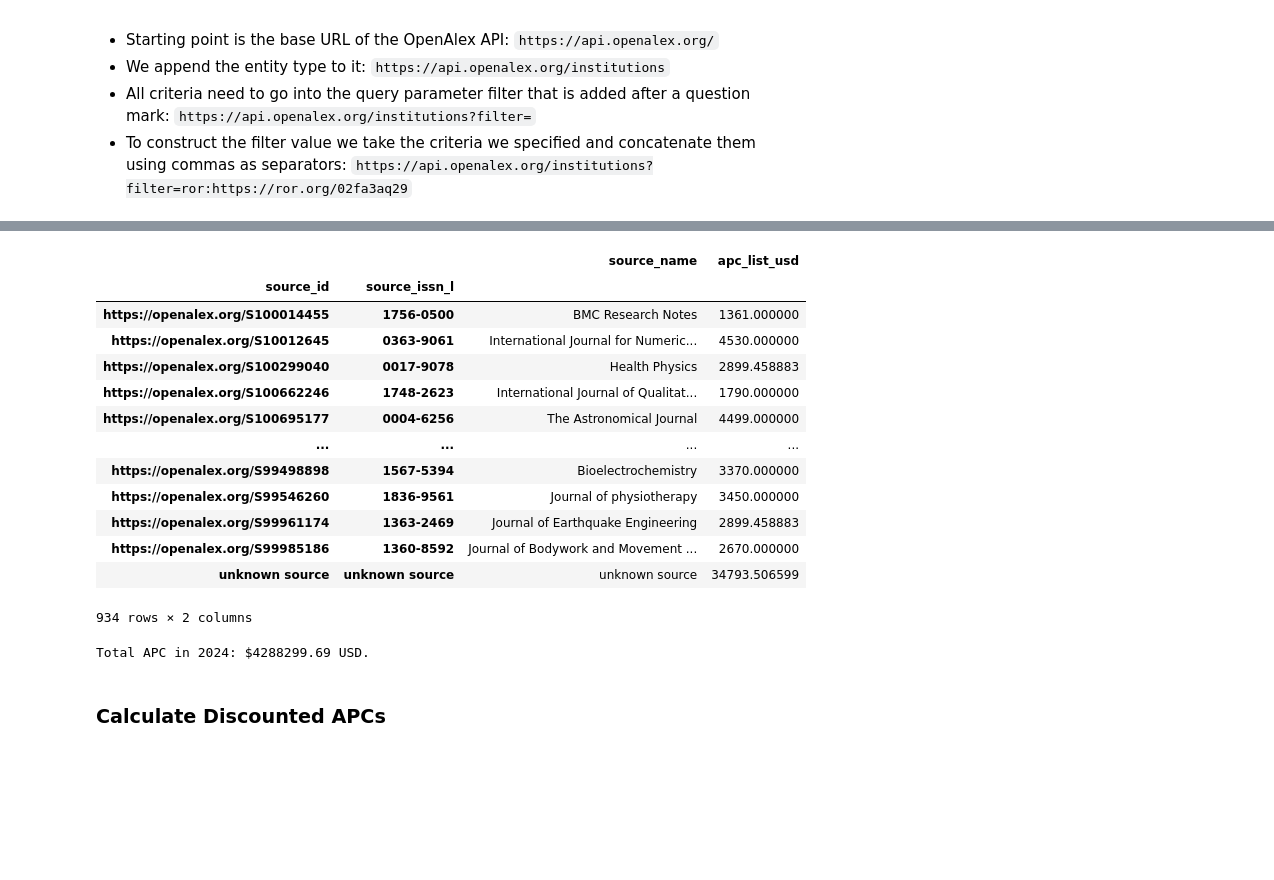
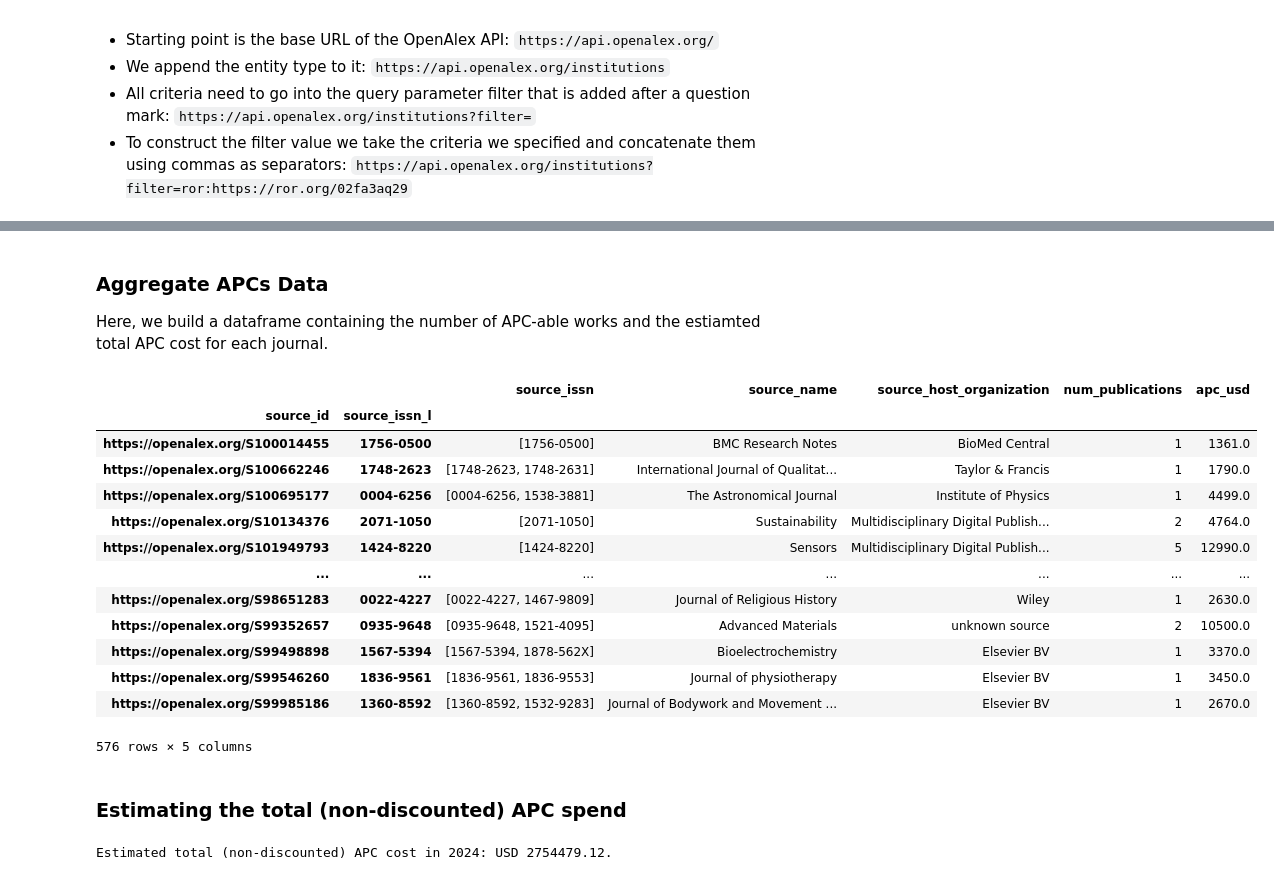
Before and after one commit to McMasterRS/lm_CO2025-DRI-Training-Materials, a Jupyter notebook: openalex/apc.ipynb, the cells around one changed output, grey strips where cells are left out. Cells and saved outputs as stored; diff of their text form; code cells hidden in the pictures; blank space fills up the shorter version.

Commit message:
updated openalex notebooks with apc discount lists

```diff
--- a/openalex/apc.ipynb
+++ b/openalex/apc.ipynb
@@ -114,11 +156,12 @@ In a `work` entity object, there are information about the publisher (`primary_l
 # extract 'value_usd' from 'apc_list' if it is a dictionary (i.e. 'apc_list' exists in the work record); otherwise, set to null
 df_works["apc_list_usd"] = df_works["apc_list"].apply(lambda apc_list: apc_list["value_usd"] if isinstance(apc_list, dict) else np.nan)
 
-# extract 'id' from 'source' within 'primary_location' if 'source' exists; otherwise, set to null
+# extract 'id' and 'name' from 'source' within 'primary_location' if 'source' exists; otherwise, set to null
 df_works["source_id"] = df_works["primary_location"].apply(lambda location: location["source"]["id"] if location["source"] else np.nan)
+df_works["source_name"] = df_works["primary_location"].apply(lambda location: location["source"]["display_name"] if location["source"] else np.nan)
 
-# extract 'name' from 'source' within 'primary_location' if 'source' exists; otherwise, set to null
-df_works["source_name"] = df_works["primary_location"].apply(lambda location: location["source"]["display_name"] if location["source"] else np.nan)
+# extract 'host_organization' from 'source' within 'primary_location' if 'source' exists; otherwise, set to null
+df_works["source_host_organization"] = df_works["primary_location"].apply(lambda location: location["source"]["host_organization"] if location["source"] else np.nan)
 
 # extract 'issn' and 'issn_l' from 'source' within 'primary_location' if 'source' exists; otherwise, set to null
 df_works["source_issn"] = df_works["primary_location"].apply(lambda location: location["source"]["issn"] if location["source"] else np.nan)
@@ -130,8 +173,9 @@ apc_mean = df_works[df_works["apc_list_usd"].notnull()]["apc_list_usd"].mean()
 # fill null values in 'apc_list_usd' with the calculated average
 df_works["apc_list_usd"] = df_works["apc_list_usd"].fillna(apc_mean)
 
-# fill null values in 'source_id' and 'source_name'
+# fill null values in 'source_id', 'source_name', 'source_issn' and 'source_issn_l'
 df_works["source_id"] = df_works["source_id"].fillna("unknown source")
 df_works["source_name"] = df_works["source_name"].fillna("unknown source")
+df_works["source_host_organization"] = df_works["source_host_organization"].fillna("unknown source")
 df_works["source_issn"] = df_works["source_issn"].fillna("unknown source")
 df_works["source_issn_l"] = df_works["source_issn_l"].fillna("unknown source")
@@ -139,0 +248,7 @@ df_works["source_issn_l"] = df_works["source_issn_l"].fillna("unknown source")
+# %%
+# get the display names for unique source_host_organization ids in df_works
+df_lookup = get_source_host_organization_display_name(df_works["source_host_organization"].unique())
+if SAVE_CSV:
+    df_lookup.to_csv(f"source_host_organization_lookup.csv", index=True)
+
+df_lookup
@@ -140,31 +269,43 @@ df_works["source_issn_l"] = df_works["source_issn_l"].fillna("unknown source")
+# %%
+# update the 'source_host_organization' with the corresponding display names
+df_works["source_host_organization"] = df_works["source_host_organization"].apply(lambda publisher: df_lookup[df_lookup["id"] == publisher]["display_name"].squeeze())
+# %% [markdown]
+### Aggregate APCs Data
+
+Here, we build a dataframe containing the number of APC-able works and the estiamted total APC cost for each journal.
 # %%
 # group the dataframe by 'source_id' and 'source_issn_l'
+# and aggregate 'source_issn' by taking the maximum value (in this case the common issn list of strings)
+# and aggregate 'source_host_organization' by taking the maximum value (in this case the common string name of the source's host organization)
 # and aggregate 'source_name' by taking the maximum value (in this case the common string name of the source)
+# and 'id' by counting
 # and 'apc_list_usd' by summing
-df_apc = df_works.groupby(["source_id", "source_issn_l"]).agg({"source_name": "max", "apc_list_usd": "sum"})
+df_apc = df_works.groupby(["source_id", "source_issn_l"]).agg({"source_issn": "max", "source_name": "max", "source_host_organization": "max", "id": "count", "apc_list_usd": "sum"})
+# rename the 'id' column to 'num_publications' and 'apc_list_usd' column to 'apc_usd'
+df_apc.rename(columns={"id": "num_publications", "apc_list_usd": "apc_usd"}, inplace=True)
 if SAVE_CSV:
     df_apc.to_csv(f"apc_usd_by_source.csv", index=True)
 
 df_apc
 # %% [output]
-|  |  | source_name | apc_list_usd |
-| source_id | source_issn_l |  |  |
-| https://openalex.org/S100014455 | 1756-0500 | BMC Research Notes | 1361.000000 |
-| https://openalex.org/S10012645 | 0363-9061 | International Journal for Numeric... | 4530.000000 |
-| https://openalex.org/S100299040 | 0017-9078 | Health Physics | 2899.458883 |
-| https://openalex.org/S100662246 | 1748-2623 | International Journal of Qualitat... | 1790.000000 |
-| https://openalex.org/S100695177 | 0004-6256 | The Astronomical Journal | 4499.000000 |
-| ... | ... | ... | ... |
-| https://openalex.org/S99498898 | 1567-5394 | Bioelectrochemistry | 3370.000000 |
-| https://openalex.org/S99546260 | 1836-9561 | Journal of physiotherapy | 3450.000000 |
-| https://openalex.org/S99961174 | 1363-2469 | Journal of Earthquake Engineering | 2899.458883 |
-| https://openalex.org/S99985186 | 1360-8592 | Journal of Bodywork and Movement ... | 2670.000000 |
-| unknown source | unknown source | unknown source | 34793.506599 |
+|  |  | source_issn | source_name | source_host_organization | num_publications | apc_usd |
+| source_id | source_issn_l |  |  |  |  |  |
+| https://openalex.org/S100014455 | 1756-0500 | [1756-0500] | BMC Research Notes | BioMed Central | 1 | 1361.0 |
+| https://openalex.org/S100662246 | 1748-2623 | [1748-2623, 1748-2631] | International Journal of Qualitat... | Taylor & Francis | 1 | 1790.0 |
+| https://openalex.org/S100695177 | 0004-6256 | [0004-6256, 1538-3881] | The Astronomical Journal | Institute of Physics | 1 | 4499.0 |
+| https://openalex.org/S10134376 | 2071-1050 | [2071-1050] | Sustainability | Multidisciplinary Digital Publish... | 2 | 4764.0 |
+| https://openalex.org/S101949793 | 1424-8220 | [1424-8220] | Sensors | Multidisciplinary Digital Publish... | 5 | 12990.0 |
+| ... | ... | ... | ... | ... | ... | ... |
+| https://openalex.org/S98651283 | 0022-4227 | [0022-4227, 1467-9809] | Journal of Religious History | Wiley | 1 | 2630.0 |
+| https://openalex.org/S99352657 | 0935-9648 | [0935-9648, 1521-4095] | Advanced Materials | unknown source | 2 | 10500.0 |
+| https://openalex.org/S99498898 | 1567-5394 | [1567-5394, 1878-562X] | Bioelectrochemistry | Elsevier BV | 1 | 3370.0 |
+| https://openalex.org/S99546260 | 1836-9561 | [1836-9561, 1836-9553] | Journal of physiotherapy | Elsevier BV | 1 | 3450.0 |
+| https://openalex.org/S99985186 | 1360-8592 | [1360-8592, 1532-9283] | Journal of Bodywork and Movement ... | Elsevier BV | 1 | 2670.0 |
-934 rows × 2 columns
+576 rows × 5 columns
+# %% [markdown]
+### Estimating the total (non-discounted) APC spend
 # %%
-total_apc = df_apc["apc_list_usd"].sum()
-print(f"Total APC in {publication_year}: ${round(total_apc, 2)} USD.")
+total_apc = df_apc["apc_usd"].sum()
+print(f"Estimated total (non-discounted) APC cost in {publication_year}: USD {round(total_apc, 2)}.")
 # %% [output]
-Total APC in 2024: $4288299.69 USD.
+Estimated total (non-discounted) APC cost in 2024: USD 2754479.12.
-# %% [markdown]
-### Calculate Discounted APCs
```
Also changed, not shown: parts of 25 cells of this notebook, 7 other files.
